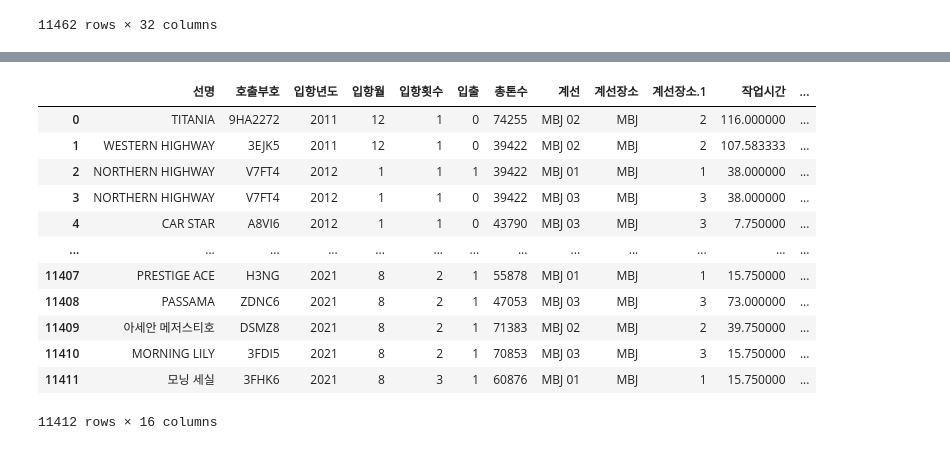
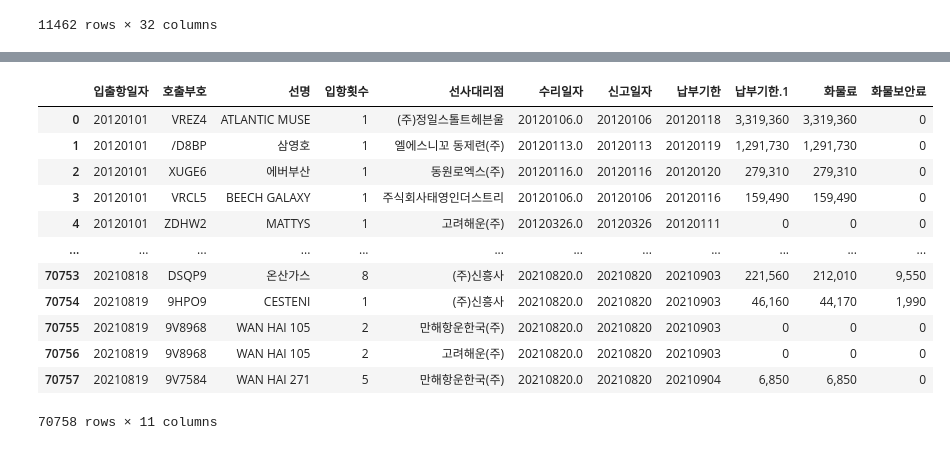
Before and after one commit to one-gidung/UPA_Smart_Port, a Jupyter notebook: 데이터 머지 6차.ipynb, the cells around one changed output, grey strips where cells are left out. Drawn from its saved outputs; the diff is of its cells as text; code cells hidden in the pictures.

```diff
--- a/데이터 머지 6차.ipynb
+++ b/데이터 머지 6차.ipynb
@@ -164,27 +78,30 @@ a
-# %%
-# 총 데이터가 9년반
-# 누적 입항횟수가 20 미만 계선장소 행 제거
-DelRow = a.query('계선장소 <= 10').index.tolist()
-DelRow
-
-# 필요없는 계선장소인 행들의 인덱스 저장 후 drop
-loc = []
-for i in range(len(df['계선장소'])):
-    if df['계선장소'].iloc[i] in DelRow:
-        loc.append(i)
-df.drop(loc, inplace=True)
-df.reset_index(drop=True)
-# %% [output]
-|  | 선명 | 호출부호 | 입항년도 | 입항월 | 입항횟수 | 입출 | 총톤수 | 계선 | 계선장소 | 계선장소.1 | 작업시간 | ... |
-| 0 | TITANIA | 9HA2272 | 2011 | 12 | 1 | 0 | 74255 | MBJ 02 | MBJ | 2 | 116.000000 | ... |
-| 1 | WESTERN HIGHWAY | 3EJK5 | 2011 | 12 | 1 | 0 | 39422 | MBJ 02 | MBJ | 2 | 107.583333 | ... |
-| 2 | NORTHERN HIGHWAY | V7FT4 | 2012 | 1 | 1 | 1 | 39422 | MBJ 01 | MBJ | 1 | 38.000000 | ... |
-| 3 | NORTHERN HIGHWAY | V7FT4 | 2012 | 1 | 1 | 0 | 39422 | MBJ 03 | MBJ | 3 | 38.000000 | ... |
-| 4 | CAR STAR | A8VI6 | 2012 | 1 | 1 | 0 | 43790 | MBJ 03 | MBJ | 3 | 7.750000 | ... |
-| ... | ... | ... | ... | ... | ... | ... | ... | ... | ... | ... | ... | ... |
-| 11407 | PRESTIGE ACE | H3NG | 2021 | 8 | 2 | 1 | 55878 | MBJ 01 | MBJ | 1 | 15.750000 | ... |
-| 11408 | PASSAMA | ZDNC6 | 2021 | 8 | 2 | 1 | 47053 | MBJ 03 | MBJ | 3 | 73.000000 | ... |
-| 11409 | 아세안 메저스티호 | DSMZ8 | 2021 | 8 | 2 | 1 | 71383 | MBJ 02 | MBJ | 2 | 39.750000 | ... |
-| 11410 | MORNING LILY | 3FDI5 | 2021 | 8 | 2 | 1 | 70853 | MBJ 03 | MBJ | 3 | 15.750000 | ... |
-| 11411 | 모닝 세실 | 3FHK6 | 2021 | 8 | 3 | 1 | 60876 | MBJ 01 | MBJ | 1 | 15.750000 | ... |
-11412 rows × 16 columns
+# %%
+# 외항입항 데이터
+d2012 =pd.read_excel('data/charge_2012.xlsx',skiprows=3, usecols=[0, 1, 2, 3, 4, 5, 6, 7, 8, 9, 10])
+d2013 =pd.read_excel('data/charge_2013.xlsx',skiprows=3, usecols=[0, 1, 2, 3, 4, 5, 6, 7, 8, 9, 10])
+d2014 =pd.read_excel('data/charge_2014.xlsx',skiprows=3, usecols=[0, 1, 2, 3, 4, 5, 6, 7, 8, 9, 10])
+d2015 =pd.read_excel('data/charge_2015.xlsx',skiprows=3, usecols=[0, 1, 2, 3, 4, 5, 6, 7, 8, 9, 10])
+d2016 =pd.read_excel('data/charge_2016.xlsx',skiprows=3, usecols=[0, 1, 2, 3, 4, 5, 6, 7, 8, 9, 10])
+d2017 =pd.read_excel('data/charge_2017.xlsx',skiprows=3, usecols=[0, 1, 2, 3, 4, 5, 6, 7, 8, 9, 10])
+d2018 =pd.read_excel('data/charge_2018.xlsx',skiprows=3, usecols=[0, 1, 2, 3, 4, 5, 6, 7, 8, 9, 10])
+d2019 =pd.read_excel('data/charge_2019.xlsx',skiprows=3, usecols=[0, 1, 2, 3, 4, 5, 6, 7, 8, 9, 10])
+d2020 =pd.read_excel('data/charge_2020.xlsx',skiprows=3, usecols=[0, 1, 2, 3, 4, 5, 6, 7, 8, 9, 10])
+d2021 =pd.read_excel('data/charge_2021.xlsx',skiprows=3, usecols=[0, 1, 2, 3, 4, 5, 6, 7, 8, 9, 10])
+# %%
+li2 = [d2012,d2013,d2014,d2015,d2016,d2017,d2018,d2019,d2020,d2021]
+df2 = pd.concat(li2, axis=0, ignore_index=True)
+df2
+# %% [output]
+|  | 입출항일자 | 호출부호 | 선명 | 입항횟수 | 선사대리점 | 수리일자 | 신고일자 | 납부기한 | 납부기한.1 | 화물료 | 화물보안료 |
+| 0 | 20120101 | VREZ4 | ATLANTIC MUSE | 1 | (주)정일스톨트헤븐울 | 20120106.0 | 20120106 | 20120118 | 3,319,360 | 3,319,360 | 0 |
+| 1 | 20120101 | /D8BP | 삼영호 | 1 | 엘에스니꼬 동제련(주) | 20120113.0 | 20120113 | 20120119 | 1,291,730 | 1,291,730 | 0 |
+| 2 | 20120101 | XUGE6 | 에버부산 | 1 | 동원로엑스(주) | 20120116.0 | 20120116 | 20120120 | 279,310 | 279,310 | 0 |
+| 3 | 20120101 | VRCL5 | BEECH GALAXY | 1 | 주식회사태영인더스트리 | 20120106.0 | 20120106 | 20120116 | 159,490 | 159,490 | 0 |
+| 4 | 20120101 | ZDHW2 | MATTYS | 1 | 고려해운(주) | 20120326.0 | 20120326 | 20120111 | 0 | 0 | 0 |
+| ... | ... | ... | ... | ... | ... | ... | ... | ... | ... | ... | ... |
+| 70753 | 20210818 | DSQP9 | 온산가스 | 8 | (주)신흥사 | 20210820.0 | 20210820 | 20210903 | 221,560 | 212,010 | 9,550 |
+| 70754 | 20210819 | 9HPO9 | CESTENI | 1 | (주)신흥사 | 20210820.0 | 20210820 | 20210903 | 46,160 | 44,170 | 1,990 |
+| 70755 | 20210819 | 9V8968 | WAN HAI 105 | 2 | 만해항운한국(주) | 20210820.0 | 20210820 | 20210903 | 0 | 0 | 0 |
+| 70756 | 20210819 | 9V8968 | WAN HAI 105 | 2 | 고려해운(주) | 20210820.0 | 20210820 | 20210903 | 0 | 0 | 0 |
+| 70757 | 20210819 | 9V7584 | WAN HAI 271 | 5 | 만해항운한국(주) | 20210820.0 | 20210820 | 20210904 | 6,850 | 6,850 | 0 |
+70758 rows × 11 columns
```
Also changed, not shown: parts of 8 cells of this notebook.
